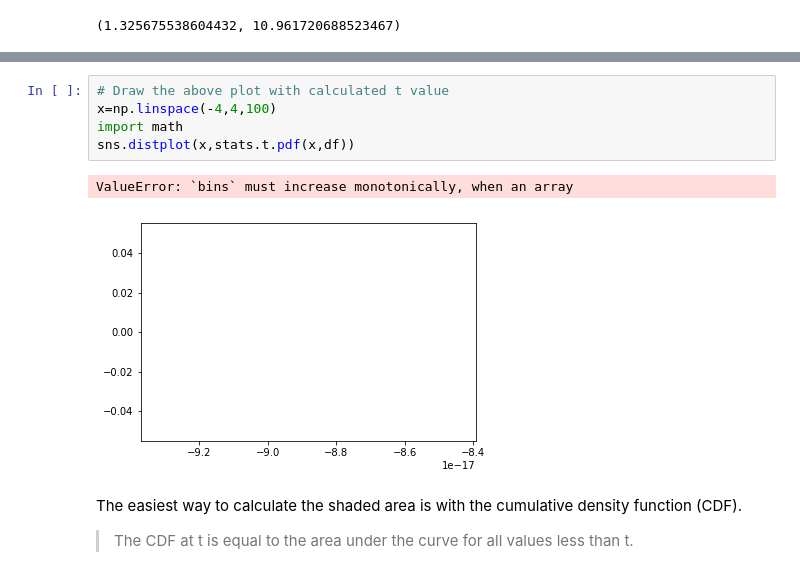
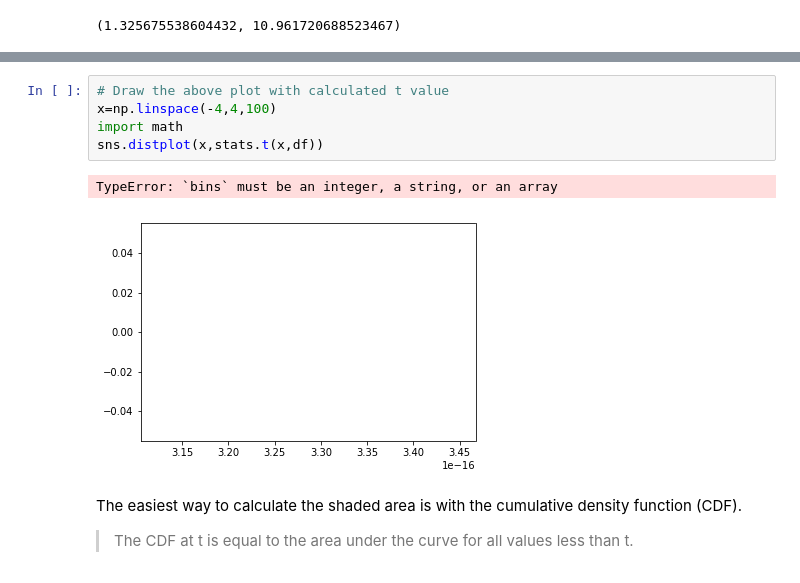
Before and after one commit to danjizquierdo/dsc-2-20-14-effect-size-p-values-and-power-lab-nyc-ds-career-012819, a Jupyter notebook: index.ipynb, the cells around one changed output, grey strips where cells are left out. Saved outputs shown, nothing was run; the diff lists cells and outputs as text.

```diff
--- a/index.ipynb
+++ b/index.ipynb
@@ -265,11 +265,11 @@ Let's draw a plot to identify the area under curve. Your plot may look similar t
 # %%
 # Draw the above plot with calculated t value
 x=np.linspace(-4,4,100)
 import math
-sns.distplot(x,stats.t.pdf(x,df))
+sns.distplot(x,stats.t(x,df))
 # %% [output]
-ValueError: `bins` must increase monotonically, when an array
+TypeError: `bins` must be an integer, a string, or an array
-[figure, old version]
+[figure, new version]
 # %% [markdown]
 The easiest way to calculate the shaded area is with the cumulative density function (CDF).
 
```
